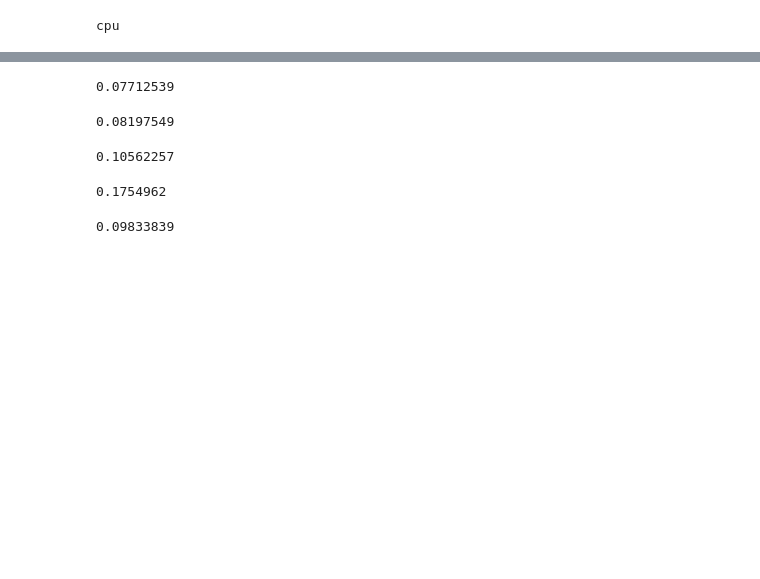
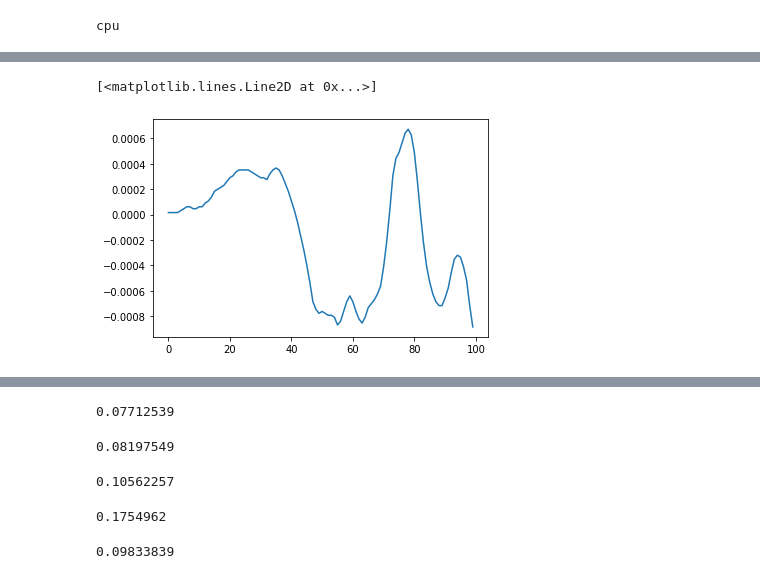
Before and after one commit to akarshkumar0101/DSProject, a Jupyter notebook: Audio.ipynb, the cells around one changed output, grey strips where cells are left out. Cells and saved outputs as stored; diff of their text form; code cells hidden in the pictures; blank space fills up the shorter version.

```diff
--- a/Audio.ipynb
+++ b/Audio.ipynb
@@ -111,6 +114,11 @@ del full
 # y=y[0:500]
 print('sample rate: ',sr)
 print('y.shape', y.shape)
+# %%
+plt.plot(np.arange(100), y[:100])
+# %% [output]
+[<matplotlib.lines.Line2D at 0x...>]
+[figure, added]
 # %%
 show_audio(y, sr)
 plt.title('original audio')
```
Also changed, not shown: parts of 3 cells of this notebook.
